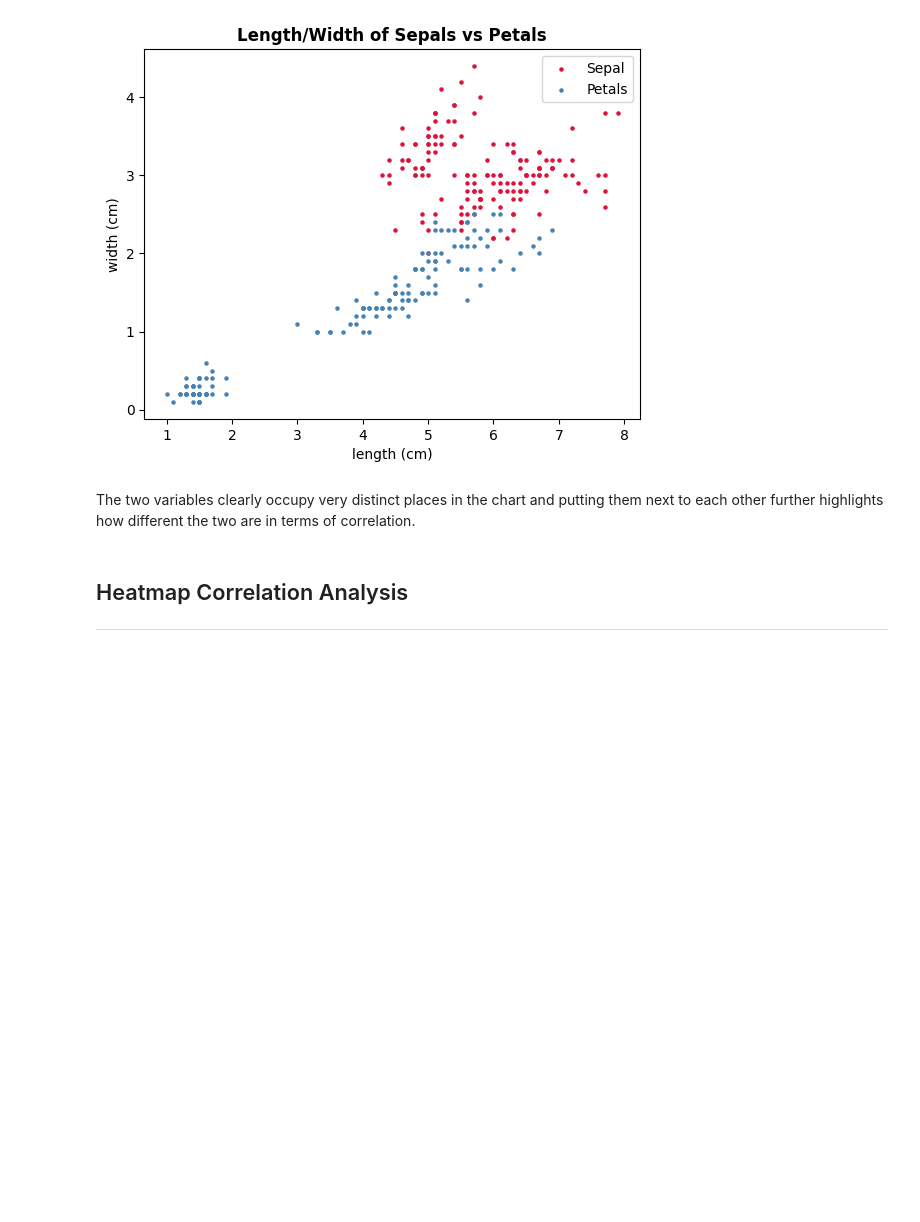
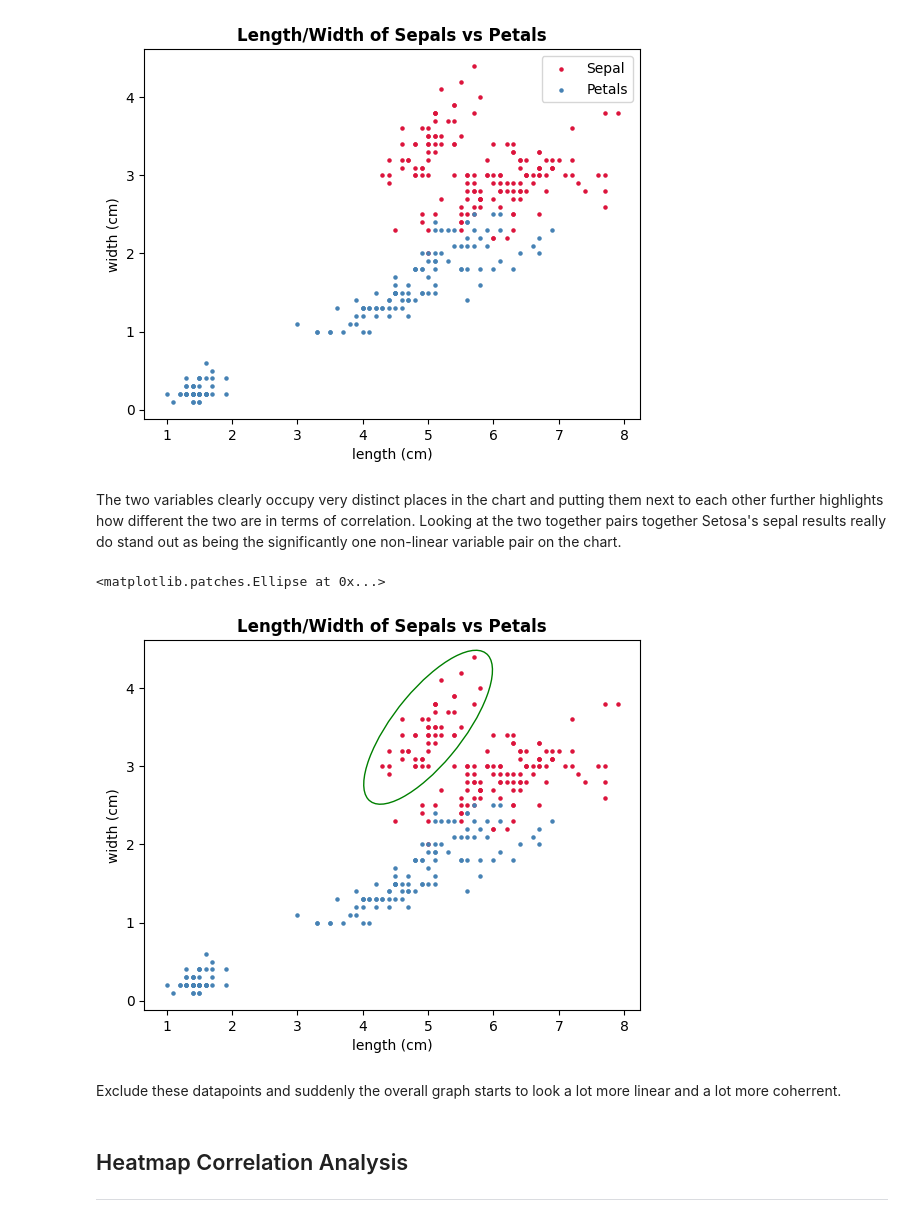
Before and after one commit to NeilTynan/pands-project, a Jupyter notebook: iris.ipynb, the cells around one changed output. Saved outputs shown, nothing was run; the diff lists cells and outputs as text; code cells hidden in the pictures; blank space fills up the shorter version.

```diff
--- a/iris.ipynb
+++ b/iris.ipynb
@@ -114,7 +116,21 @@ ax1.set_title("Length/Width of Sepals vs Petals", fontweight="bold")
 Text(0.5, 1.0, 'Length/Width of Sepals vs Petals')
 [figure]
 # %% [markdown]
-The two variables clearly occupy very distinct places in the chart and putting them next to each other further highlights how different the two are in terms of correlation.
+The two variables clearly occupy very distinct places in the chart and putting them next to each other further highlights how different the two are in terms of correlation. Looking at the two together pairs together Setosa's sepal results really do stand out as being the significantly one non-linear variable pair on the chart.
+# %%
+# highlight setosa's sepal data
+ax1=df.plot(kind='scatter', x='sepal length (cm)', y='sepal width (cm)', color='crimson', marker = ".")
+ax2=df.plot(kind='scatter', x='petal length (cm)', y='petal width (cm)', color='steelblue', marker = ".", ax=ax1)
+ax1.set_xlabel('length (cm)')
+ax1.set_ylabel('width (cm)')
+ax1.set_title("Length/Width of Sepals vs Petals", fontweight="bold")
+ellipse = patches.Ellipse((5, 3.5), width=2.6, height=1, angle=45, fill=False, edgecolor='green', linewidth=1)
+ax1.add_patch(ellipse)
+# %% [output]
+<matplotlib.patches.Ellipse at 0x...>
+[figure, added]
+# %% [markdown]
+Exclude these datapoints and suddenly the overall graph starts to look a lot more linear and a lot more coherrent.
 # %% [markdown]
 ## Heatmap Correlation Analysis
 ---
```
Also changed, not shown: parts of 18 cells of this notebook, 6 other files.
